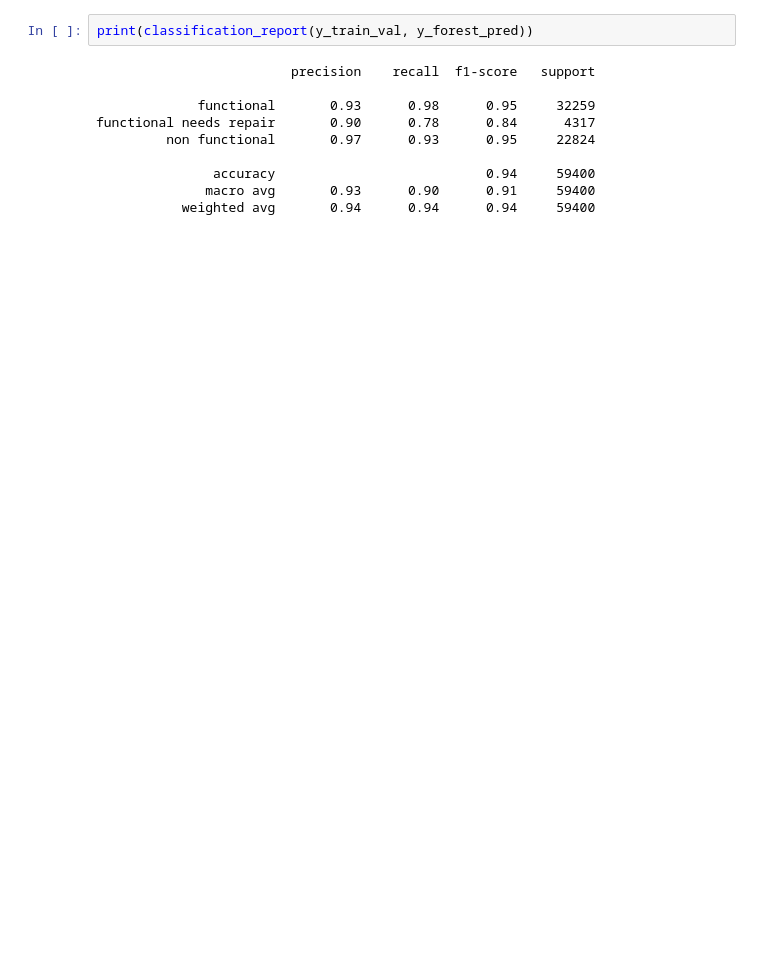
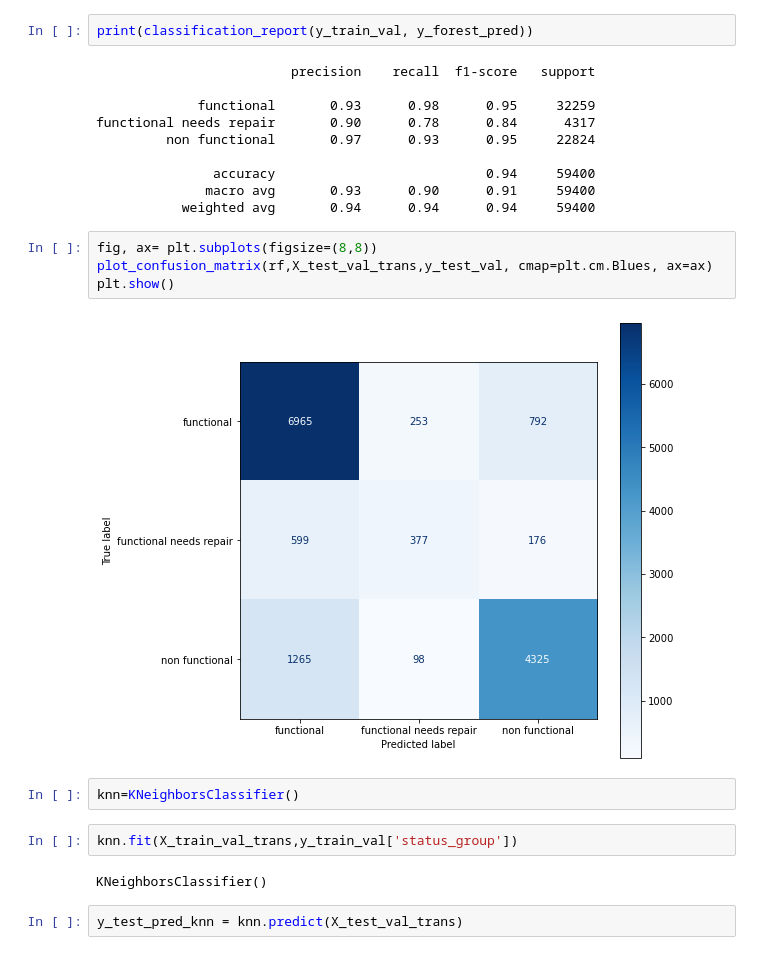
Before and after one commit to MWilliamson96/Tanzania_Well_Competition, a Jupyter notebook: eda/Pauls_models.ipynb, the cells around one changed output. Cells and saved outputs as stored; diff of their text form; blank space fills up the shorter version.

```diff
--- a/eda/Pauls_models.ipynb
+++ b/eda/Pauls_models.ipynb
@@ -152,4 +110,18 @@ functional needs repair       0.90      0.78      0.84      4317
                accuracy                           0.94     59400
               macro avg       0.93      0.90      0.91     59400
            weighted avg       0.94      0.94      0.94     59400
+# %%
+fig, ax= plt.subplots(figsize=(8,8))
+plot_confusion_matrix(rf,X_test_val_trans,y_test_val, cmap=plt.cm.Blues, ax=ax)
+plt.show()
+# %% [output]
+[figure, added]
+# %%
+knn=KNeighborsClassifier()
+# %%
+knn.fit(X_train_val_trans,y_train_val['status_group'])
+# %% [output]
+KNeighborsClassifier()
+# %%
+y_test_pred_knn = knn.predict(X_test_val_trans)
 # %%
```
Also changed, not shown: parts of 16 cells of this notebook.
